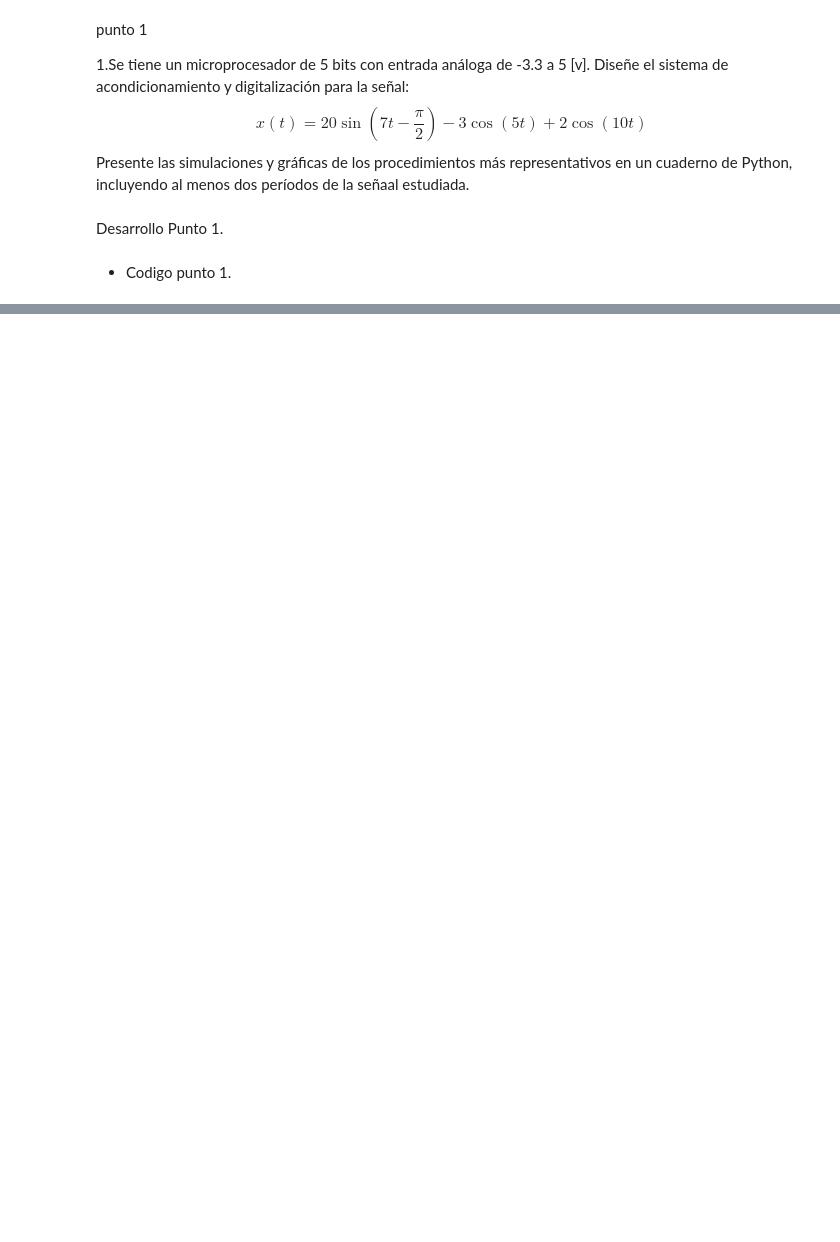
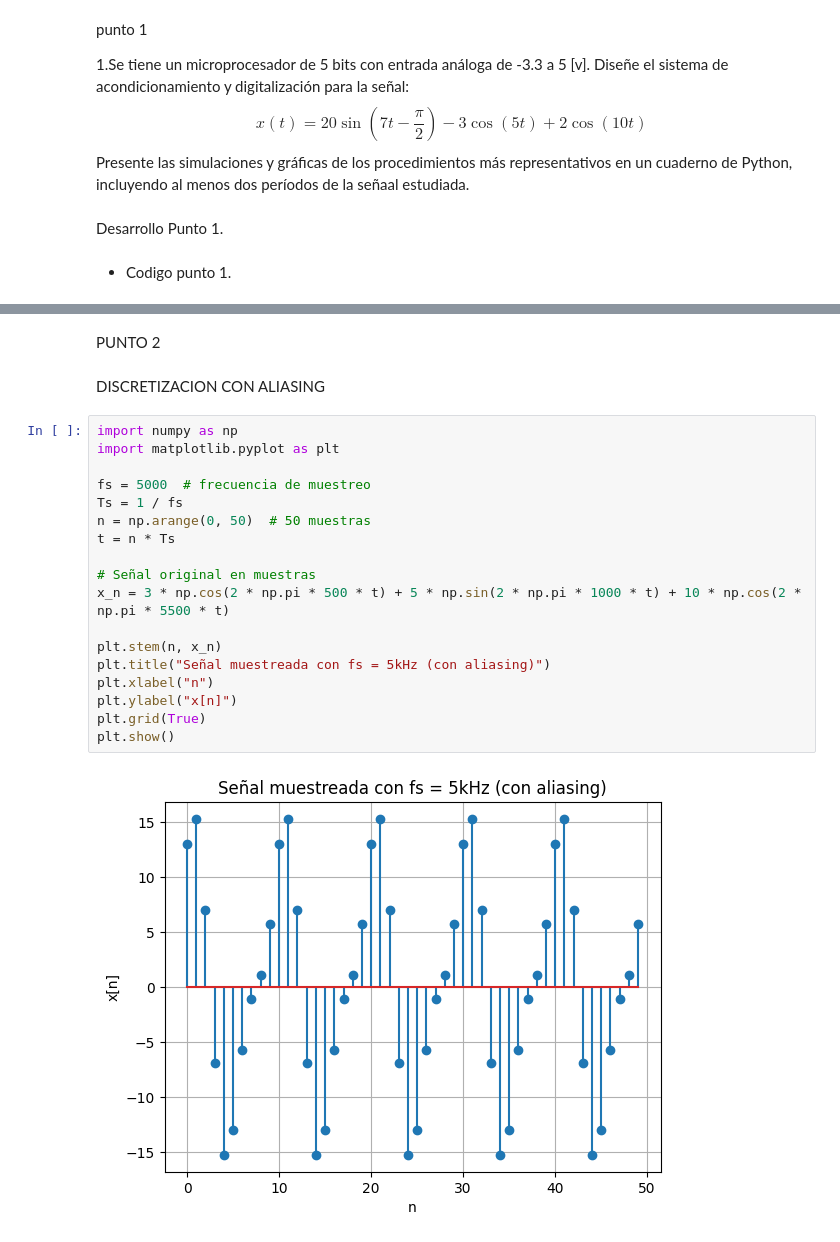
Before and after one commit to FREYDER18/SYS, a Jupyter notebook: PARCIAL_SYS_2025_1_FREYDER_GIRALDO.ipynb, the cells around one changed output, grey strips where cells are left out. Drawn from its saved outputs; the diff is of its cells as text; blank space fills up the shorter version.

```diff
--- a/PARCIAL_SYS_2025_1_FREYDER_GIRALDO.ipynb
+++ b/PARCIAL_SYS_2025_1_FREYDER_GIRALDO.ipynb
@@ -61,0 +63,24 @@ plt.show()
+# %% [markdown]
+PUNTO 2
+# %% [markdown]
+DISCRETIZACION CON ALIASING
+# %%
+import numpy as np
+import matplotlib.pyplot as plt
+
+fs = 5000  # frecuencia de muestreo
+Ts = 1 / fs
+n = np.arange(0, 50)  # 50 muestras
+t = n * Ts
+
+# Señal original en muestras
+x_n = 3 * np.cos(2 * np.pi * 500 * t) + 5 * np.sin(2 * np.pi * 1000 * t) + 10 * np.cos(2 * np.pi * 5500 * t)
+
+plt.stem(n, x_n)
+plt.title("Señal muestreada con fs = 5kHz (con aliasing)")
+plt.xlabel("n")
+plt.ylabel("x[n]")
+plt.grid(True)
+plt.show()
+# %% [output]
+[figure, added]
```
Also changed, not shown: parts of 2 cells of this notebook.
